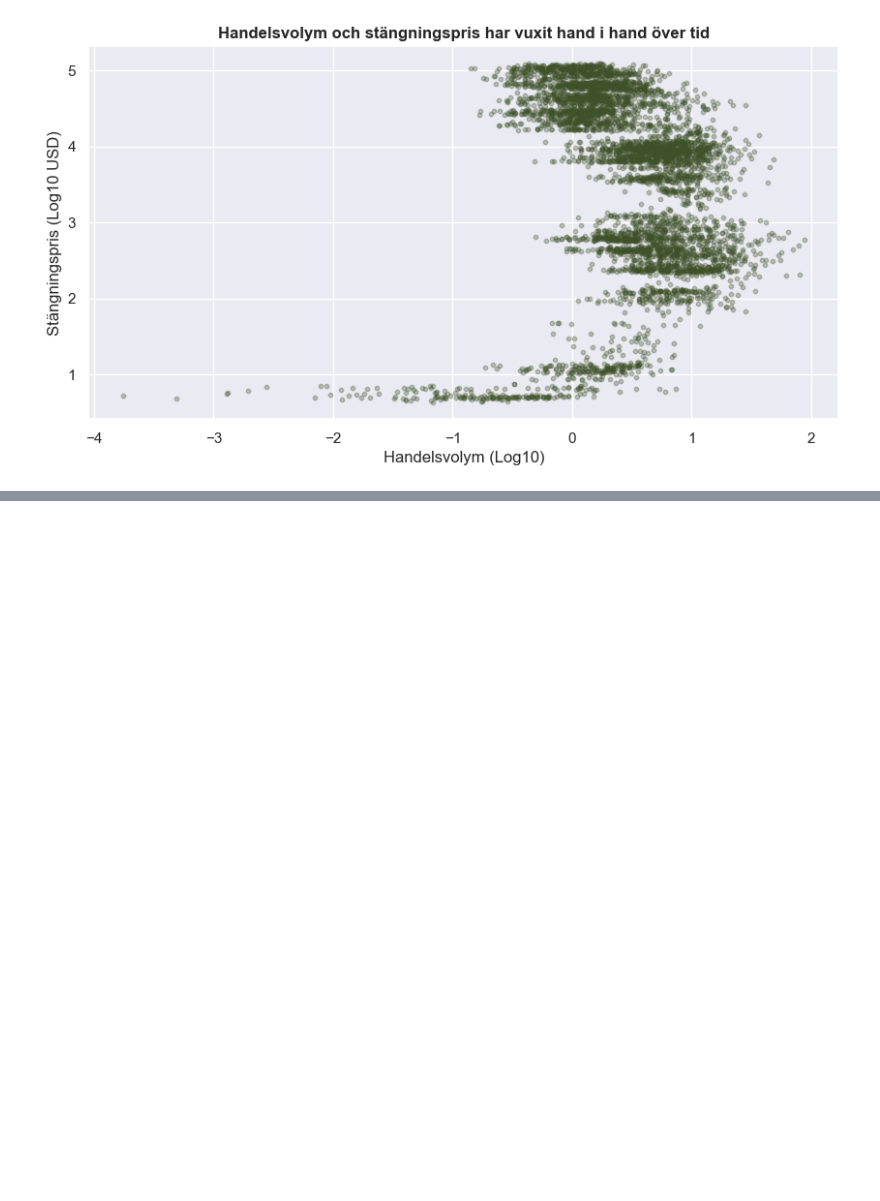
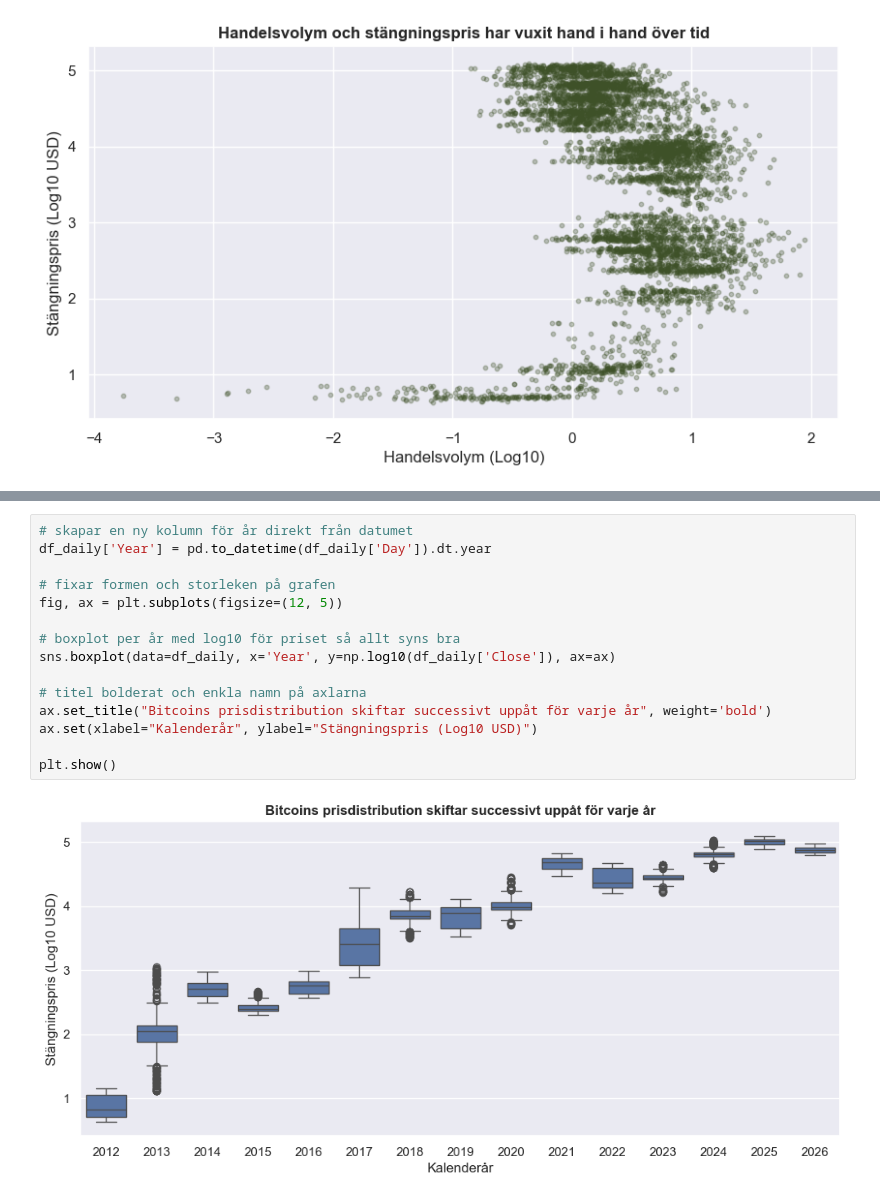
Before and after one commit to DusanTodo/kk1-btc-analys, a Jupyter notebook: notebook.ipynb, the cells around one changed output, grey strips where cells are left out. Drawn from its saved outputs; the diff is of its cells as text; blank space fills up the shorter version.

Commit message:
sista box-lot med prisdistribution per år för punkt 4.4

```diff
--- a/notebook.ipynb
+++ b/notebook.ipynb
@@ -203,0 +208,17 @@ plt.show()
+# %%
+# skapar en ny kolumn för år direkt från datumet
+df_daily['Year'] = pd.to_datetime(df_daily['Day']).dt.year
+
+# fixar formen och storleken på grafen
+fig, ax = plt.subplots(figsize=(12, 5))
+
+# boxplot per år med log10 för priset så allt syns bra
+sns.boxplot(data=df_daily, x='Year', y=np.log10(df_daily['Close']), ax=ax)
+
+# titel bolderat och enkla namn på axlarna
+ax.set_title("Bitcoins prisdistribution skiftar successivt uppåt för varje år", weight='bold')
+ax.set(xlabel="Kalenderår", ylabel="Stängningspris (Log10 USD)")
+
+plt.show()
+# %% [output]
+[figure, added]
```
Also changed, not shown: parts of 1 cell of this notebook.
